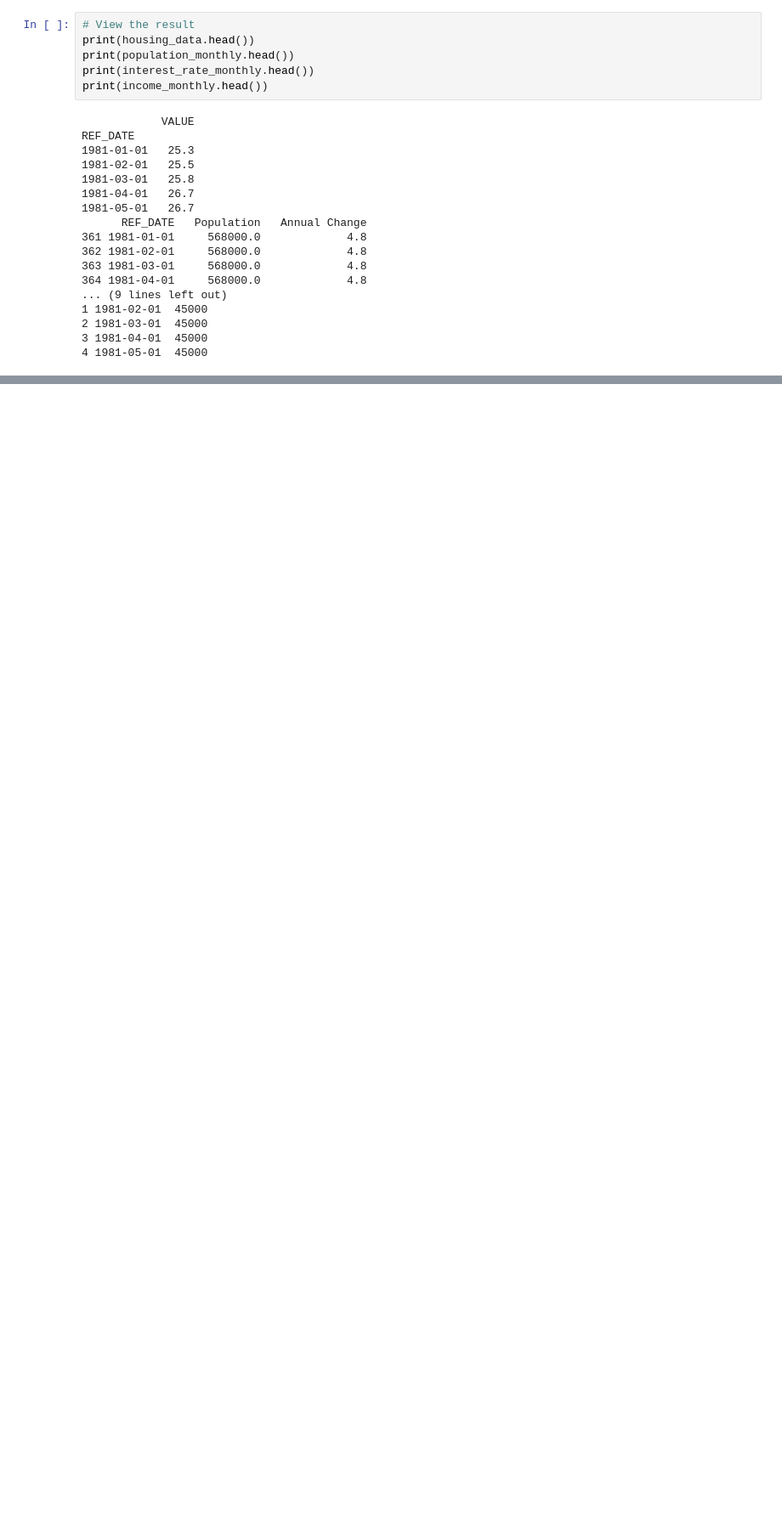
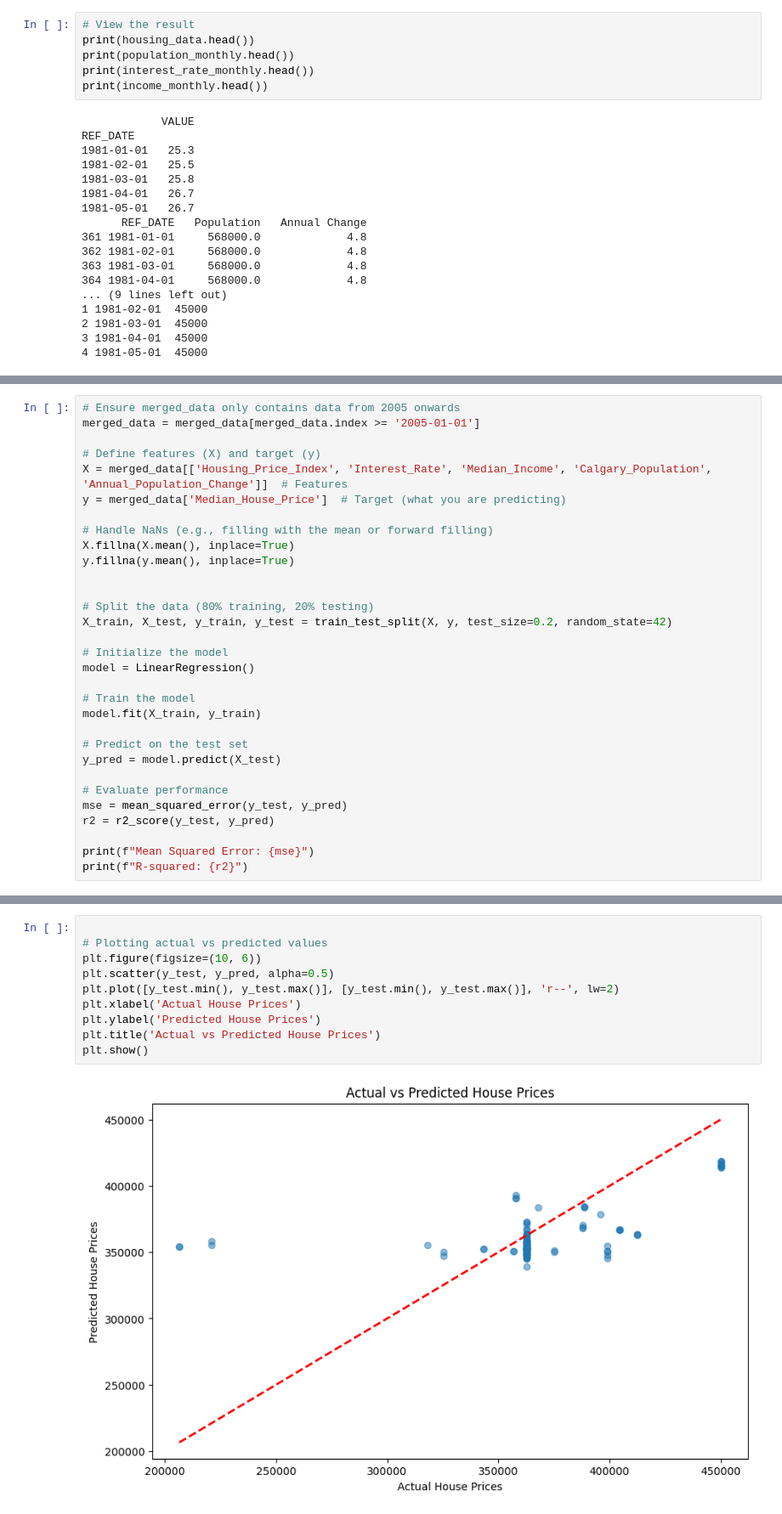
Before and after one commit to dannguyen27/Predictive-Model, a Jupyter notebook: notebooks/notebook.ipynb, the cells around one changed output, grey strips where cells are left out. Shown: that part at 85% size. Cells and saved outputs as stored; diff of their text form; blank space fills up the shorter version.

```diff
--- a/notebooks/notebook.ipynb
+++ b/notebooks/notebook.ipynb
@@ -261,0 +429,31 @@ print(merged_data.tail())
+# %%
+# Ensure merged_data only contains data from 2005 onwards
+merged_data = merged_data[merged_data.index >= '2005-01-01']
+
+# Define features (X) and target (y)
+X = merged_data[['Housing_Price_Index', 'Interest_Rate', 'Median_Income', 'Calgary_Population', 'Annual_Population_Change']]  # Features
+y = merged_data['Median_House_Price']  # Target (what you are predicting)
+
+# Handle NaNs (e.g., filling with the mean or forward filling)
+X.fillna(X.mean(), inplace=True)
+y.fillna(y.mean(), inplace=True)
+
+
+# Split the data (80% training, 20% testing)
+X_train, X_test, y_train, y_test = train_test_split(X, y, test_size=0.2, random_state=42)
+
+# Initialize the model
+model = LinearRegression()
+
+# Train the model
+model.fit(X_train, y_train)
+
+# Predict on the test set
+y_pred = model.predict(X_test)
+
+# Evaluate performance
+mse = mean_squared_error(y_test, y_pred)
+r2 = r2_score(y_test, y_pred)
+
+print(f"Mean Squared Error: {mse}")
+print(f"R-squared: {r2}")
@@ -261,0 +463,12 @@ print(merged_data.tail())
+# %%
+
+# Plotting actual vs predicted values
+plt.figure(figsize=(10, 6))
+plt.scatter(y_test, y_pred, alpha=0.5)
+plt.plot([y_test.min(), y_test.max()], [y_test.min(), y_test.max()], 'r--', lw=2)
+plt.xlabel('Actual House Prices')
+plt.ylabel('Predicted House Prices')
+plt.title('Actual vs Predicted House Prices')
+plt.show()
+# %% [output]
+[figure, added]
```
Also changed, not shown: parts of 23 cells of this notebook, 3 other files.
